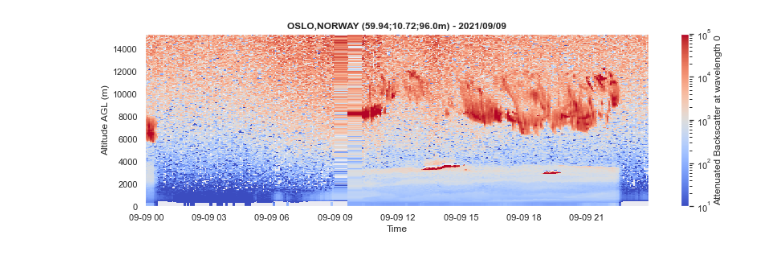
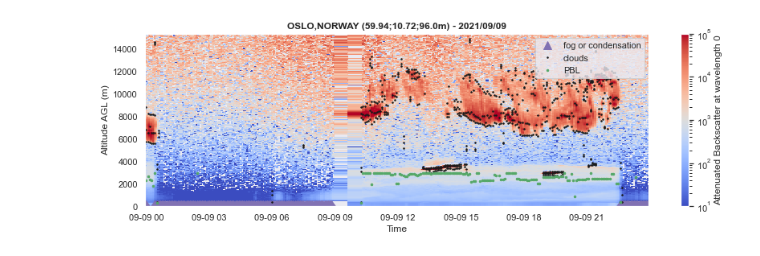
Before and after one commit to AugustinMortier/a-profiles, a Jupyter notebook: dev.ipynb, the cells around one changed output. Saved outputs shown, nothing was run; the diff lists cells and outputs as text; code cells hidden in the pictures.

Commit message:
add PBL detection module and work on SNR

```diff
--- a/dev.ipynb
+++ b/dev.ipynb
@@ -5,12 +1,24 @@ import matplotlib.pyplot as plt
 # %%
+import aprofiles as apro
+import numpy as np
+import matplotlib.pyplot as plt
+
 #path = "examples/data/L2_0-20000-006735_A20210908.nc"
 path = "examples/data/L2_0-20000-001492_A20210909.nc"
 apro_reader = apro.reader.ReadProfiles(path)
 profiles = apro_reader.read()
 
+#basic corrections
 profiles.range_correction(inplace=True)
 profiles.extrapolation_lowest_layers(zmin=300, inplace=True)
-profiles.gaussian_filter(sigma=0.0, inplace=True)
-profiles.plot(log=True, vmin=1e1, vmax=1e5)
+profiles.gaussian_filter(sigma=0.5, inplace=True)
+
+#profiles analysis
+profiles.detect_fog_or_condensation()
+profiles.detect_clouds(time_avg=1, zmin=300, verbose=True)
+profiles.detect_pbl(zmin=100, zmax=3000, under_clouds=True)
+
+#plot image
+profiles.plot(show_fog=True, show_clouds=True, show_pbl=True, log=True, vmin=1e1, vmax=1e5)
 # %% [output]
-[figure, old version]
+[figure, new version]
```
Also changed, not shown: parts of 14 cells of this notebook, 14 other files.
